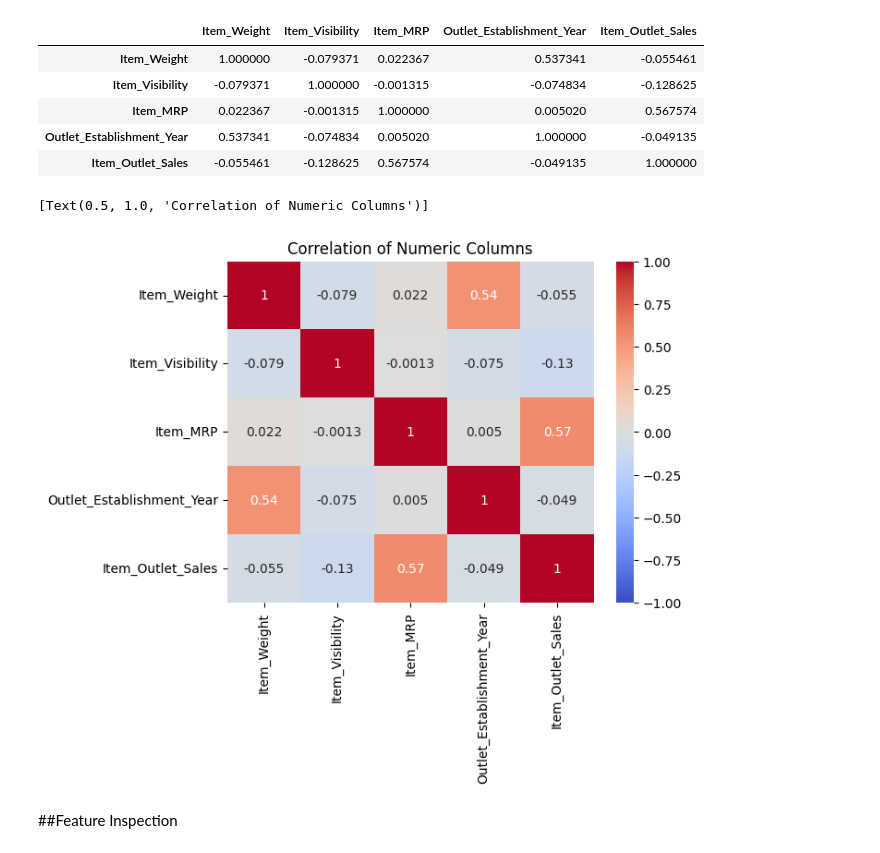
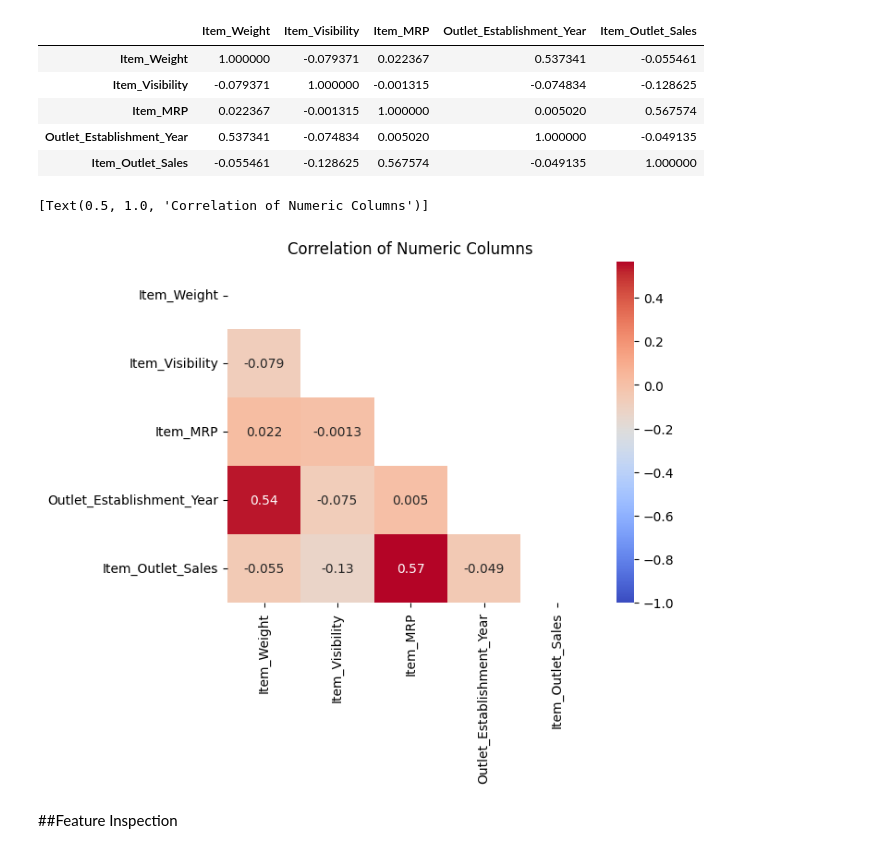
Before and after one commit to bubbles42/predicting-product-sales, a Jupyter notebook: predicting_product_sales.ipynb, the cells around one changed output. Saved outputs shown, nothing was run; the diff lists cells and outputs as text; code cells hidden in the pictures.

```diff
--- a/predicting_product_sales.ipynb
+++ b/predicting_product_sales.ipynb
@@ -320,10 +320,11 @@ corr
 | Outlet_Establishment_Year | 0.537341 | -0.074834 | 0.005020 | 1.000000 | -0.049135 |
 | Item_Outlet_Sales | -0.055461 | -0.128625 | 0.567574 | -0.049135 | 1.000000 |
 # %%
-ax = sns.heatmap(corr, vmin=-1, annot=True, cmap='coolwarm')
+mask = np.triu(np.ones_like(corr))
+ax = sns.heatmap(corr, vmin=-1, annot=True, cmap='coolwarm', mask=mask)
 ax.set(title='Correlation of Numeric Columns')
 # %% [output]
 [Text(0.5, 1.0, 'Correlation of Numeric Columns')]
-[figure, old version]
+[figure, new version]
 # %% [markdown]
 ##Feature Inspection
```
Also changed, not shown: parts of 1 cell of this notebook.
